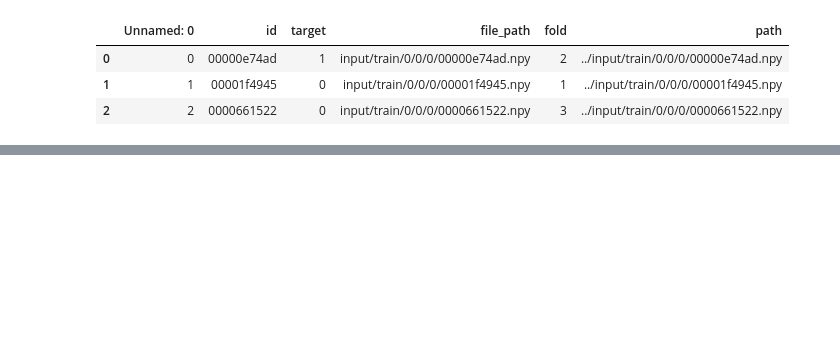
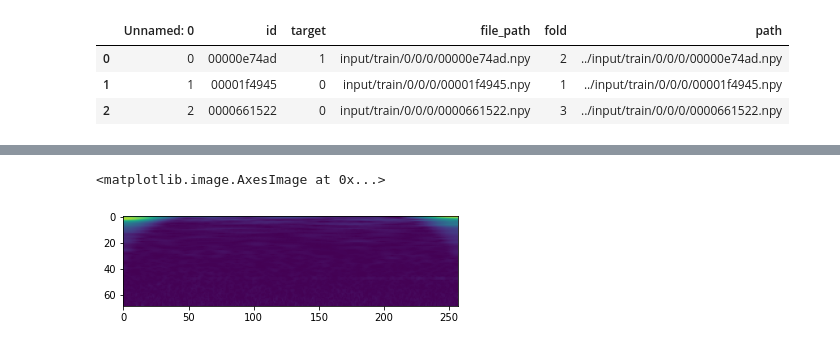
Before and after one commit to hamishdickson/g2net, a Jupyter notebook: nbs/eda.ipynb, the cells around one changed output, grey strips where cells are left out. Cells and saved outputs as stored; diff of their text form; code cells hidden in the pictures; blank space fills up the shorter version.

```diff
--- a/nbs/eda.ipynb
+++ b/nbs/eda.ipynb
@@ -35,0 +56,6 @@ df['min_value_2'] = df['path'].apply(lambda p: find_min(p, 2))
+# %%
+s = np.load("../input/train/0/0/0/00000e74ad.npy")
+
+tfm_0 = wave_transform(torch.from_numpy(s[0]).float())
+tfm_1 = wave_transform(torch.from_numpy(s[1]).float())
+tfm_2 = wave_transform(torch.from_numpy(s[2]).float())
@@ -35,0 +67,5 @@ df['min_value_2'] = df['path'].apply(lambda p: find_min(p, 2))
+# %%
+plt.imshow(tfm[0])
+# %% [output]
+<matplotlib.image.AxesImage at 0x...>
+[figure, added]
```
Also changed, not shown: parts of 21 cells of this notebook, 41 other files.
